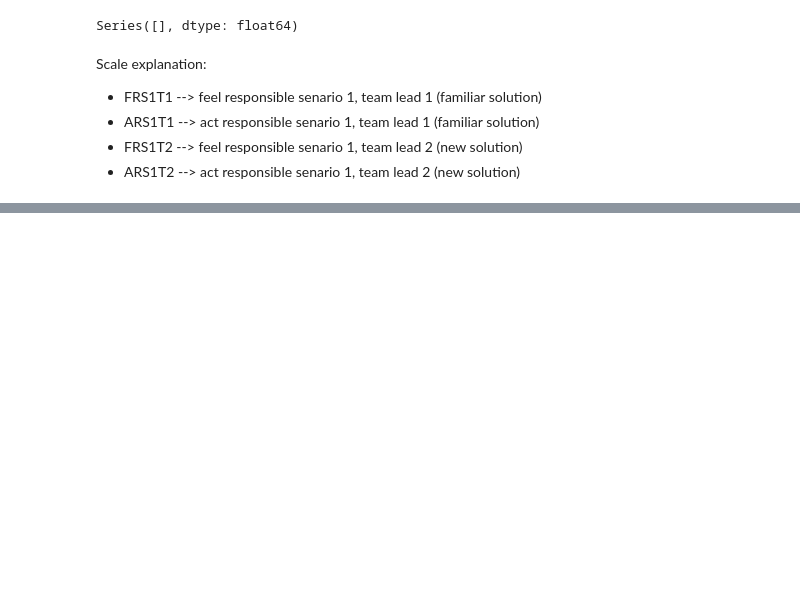
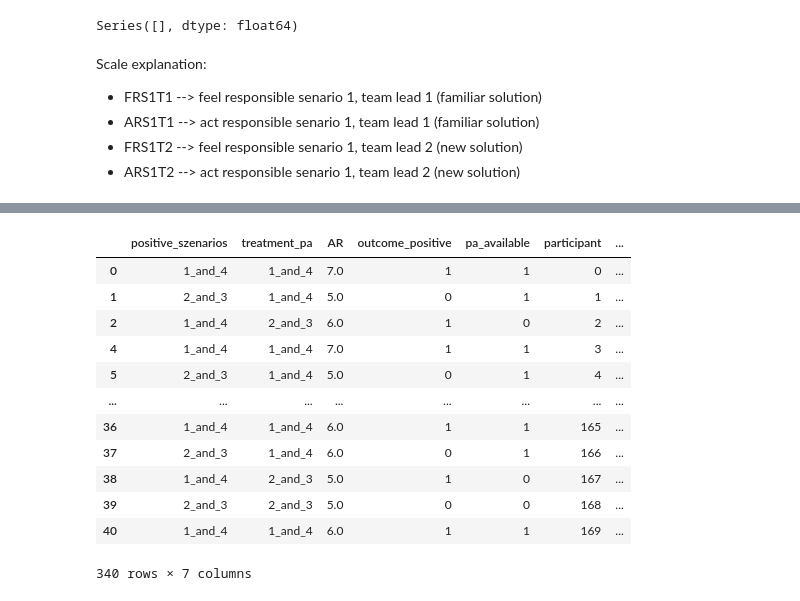
Before and after one commit to FlavourDave92/pa-leadership-survey, a Jupyter notebook: analysis/notebooks/analysis.ipynb, the cells around one changed output, grey strips where cells are left out. Saved outputs shown, nothing was run; the diff lists cells and outputs as text; code cells hidden in the pictures; blank space fills up the shorter version.

```diff
--- a/analysis/notebooks/analysis.ipynb
+++ b/analysis/notebooks/analysis.ipynb
@@ -321,0 +397,64 @@ create_line_subplot(
+# %%
+scenario = 1
+dependent_variable = "AR"
+
+t1_df = (
+    data_all[
+        ["positive_szenarios", "treatment_pa", f"{dependent_variable}S{scenario}T1"]
+    ]
+    .assign(
+        outcome_positive=data_all.positive_szenarios.replace(
+            scenario_dict_outcome[str(scenario)]["positive"], 1
+        ).replace(scenario_dict_outcome[str(scenario)]["negative"], 0),
+        pa_available=data_all.treatment_pa.replace(
+            scenario_dict_pa[str(scenario)]["yes"], 1
+        ).replace(scenario_dict_pa[str(scenario)]["no"], 0),
+        participant=range(data_all.shape[0]),
+        active_teamlead="yes",
+    )
+    .rename(columns={f"{dependent_variable}S{scenario}T1": dependent_variable})
+)
+
+t2_df = (
+    data_all[
+        ["positive_szenarios", "treatment_pa", f"{dependent_variable}S{scenario}T2"]
+    ]
+    .assign(
+        outcome_positive=data_all.positive_szenarios.replace(
+            scenario_dict_outcome[str(scenario)]["positive"], 1
+        ).replace(scenario_dict_outcome[str(scenario)]["negative"], 0),
+        pa_available=data_all.treatment_pa.replace(
+            scenario_dict_pa[str(scenario)]["yes"], 1
+        ).replace(scenario_dict_pa[str(scenario)]["no"], 0),
+        participant=range(data_all.shape[0]),
+        active_teamlead="no",
+    )
+    .rename(columns={f"{dependent_variable}S{scenario}T2": dependent_variable})
+)
+
+(
+    pd.concat([t1_df, t2_df], axis=0).loc[
+        :,
+        [
+            dependent_variable,
+            "outcome_positive",
+            "pa_available",
+            "active_teamlead",
+            "participant",
+        ],
+    ]
+)
+# %% [output]
+|  | positive_szenarios | treatment_pa | AR | outcome_positive | pa_available | participant | ... |
+| 0 | 1_and_4 | 1_and_4 | 7.0 | 1 | 1 | 0 | ... |
+| 1 | 2_and_3 | 1_and_4 | 5.0 | 0 | 1 | 1 | ... |
+| 2 | 1_and_4 | 2_and_3 | 6.0 | 1 | 0 | 2 | ... |
+| 4 | 1_and_4 | 1_and_4 | 7.0 | 1 | 1 | 3 | ... |
+| 5 | 2_and_3 | 1_and_4 | 5.0 | 0 | 1 | 4 | ... |
+| ... | ... | ... | ... | ... | ... | ... | ... |
+| 36 | 1_and_4 | 1_and_4 | 6.0 | 1 | 1 | 165 | ... |
+| 37 | 2_and_3 | 1_and_4 | 6.0 | 0 | 1 | 166 | ... |
+| 38 | 1_and_4 | 2_and_3 | 5.0 | 1 | 0 | 167 | ... |
+| 39 | 2_and_3 | 2_and_3 | 5.0 | 0 | 0 | 168 | ... |
+| 40 | 1_and_4 | 1_and_4 | 6.0 | 1 | 1 | 169 | ... |
+340 rows × 7 columns
```
Also changed, not shown: parts of 14 cells of this notebook, 5 other files.
